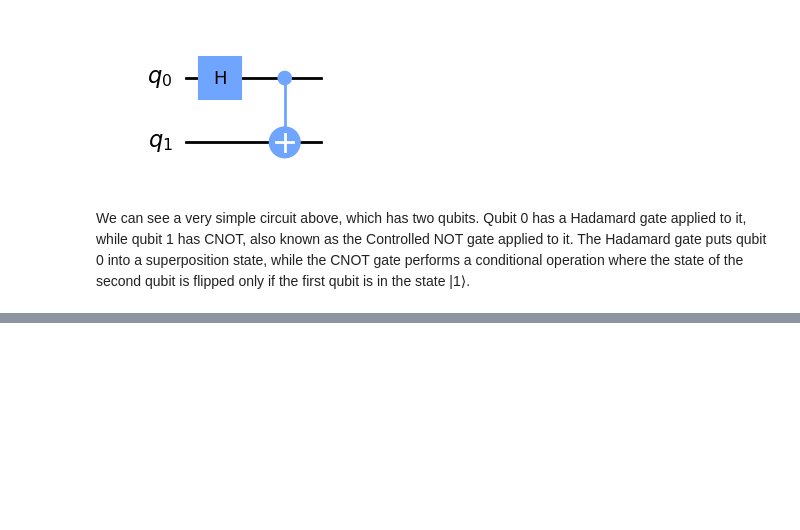
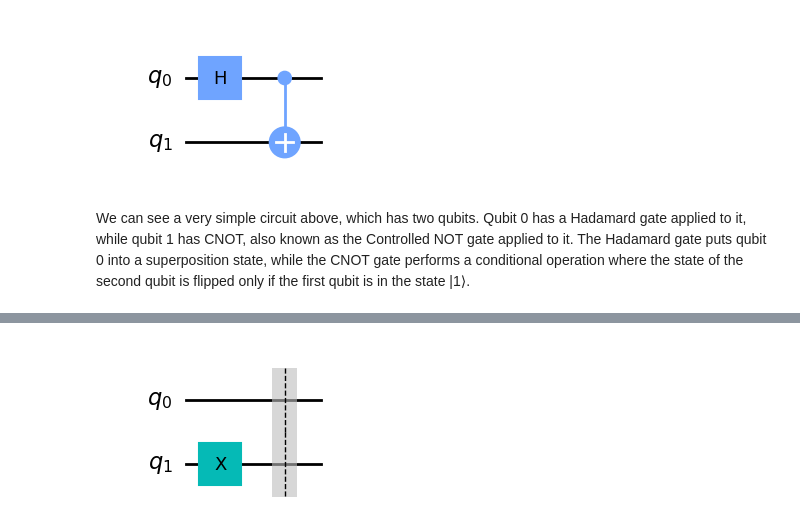
Before and after one commit to Owen-kc/EmergingTechnologies, a Jupyter notebook: project.ipynb, the cells around one changed output, grey strips where cells are left out. Drawn from its saved outputs; the diff is of its cells as text; code cells hidden in the pictures; blank space fills up the shorter version.

```diff
--- a/project.ipynb
+++ b/project.ipynb
@@ -231,0 +238,17 @@ deutsch_circuit = QuantumCircuit(2)
+# %%
+# Previous example code
+case_number = 1
+oracle = deutsch_function(case_number)
+deutsch_circuit = QuantumCircuit(2)
+#
+
+# Set the state of the second qubit to |1>
+deutsch_circuit.x(1)
+
+# Add a barrier for visual separation
+deutsch_circuit.barrier()
+
+# Draw the circuit for visualization
+deutsch_circuit.draw('mpl')
+# %% [output]
+[figure, added]
```
Also changed, not shown: parts of 13 cells of this notebook.
